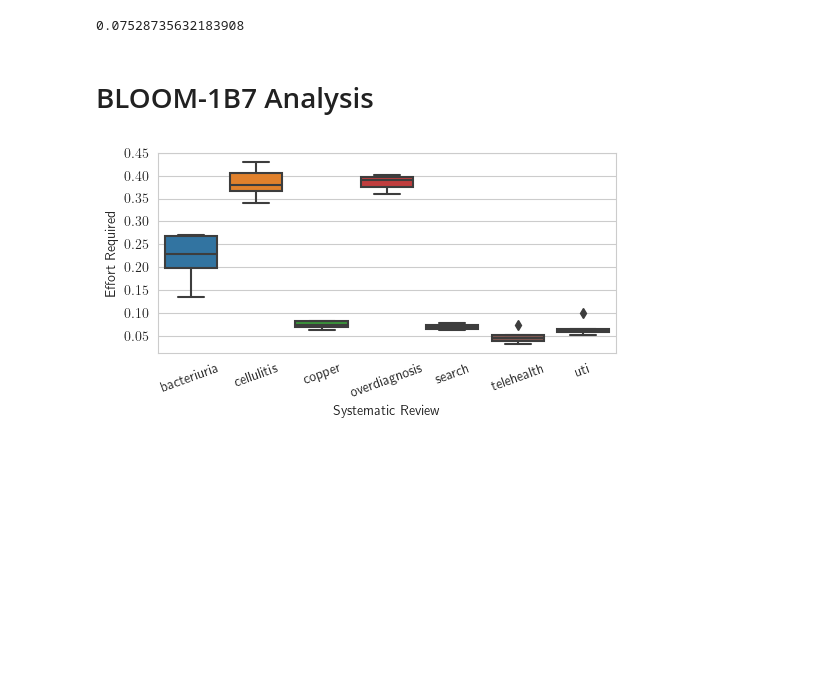
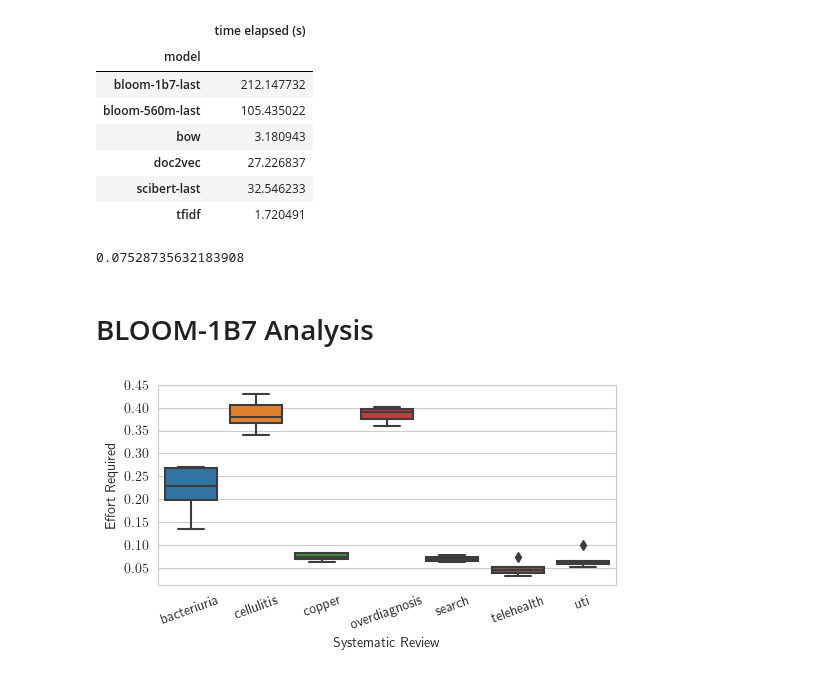
Before and after one commit to connorf25/automated-screening, a Jupyter notebook: stats-analysis.ipynb, the cells around one changed output. Drawn from its saved outputs; the diff is of its cells as text; code cells hidden in the pictures; blank space fills up the shorter version.

```diff
--- a/stats-analysis.ipynb
+++ b/stats-analysis.ipynb
@@ -139,3 +169,16 @@ def effort_accuracy_plot(name, method, show_all=True, plot=plt):
+# %%
+df = pd.read_csv("time.csv")
+df.head()
+df.groupby("model").mean()
+# %% [output]
+|  | time elapsed (s) |
+| model |  |
+| bloom-1b7-last | 212.147732 |
+| bloom-560m-last | 105.435022 |
+| bow | 3.180943 |
+| doc2vec | 27.226837 |
+| scibert-last | 32.546233 |
+| tfidf | 1.720491 |
 # %%
 get_effort_average_alternative("copper", "bloom-1b7-last", 0.95)
 # %% [output]
```
Also changed, not shown: parts of 1 cell of this notebook, 1 other file.
